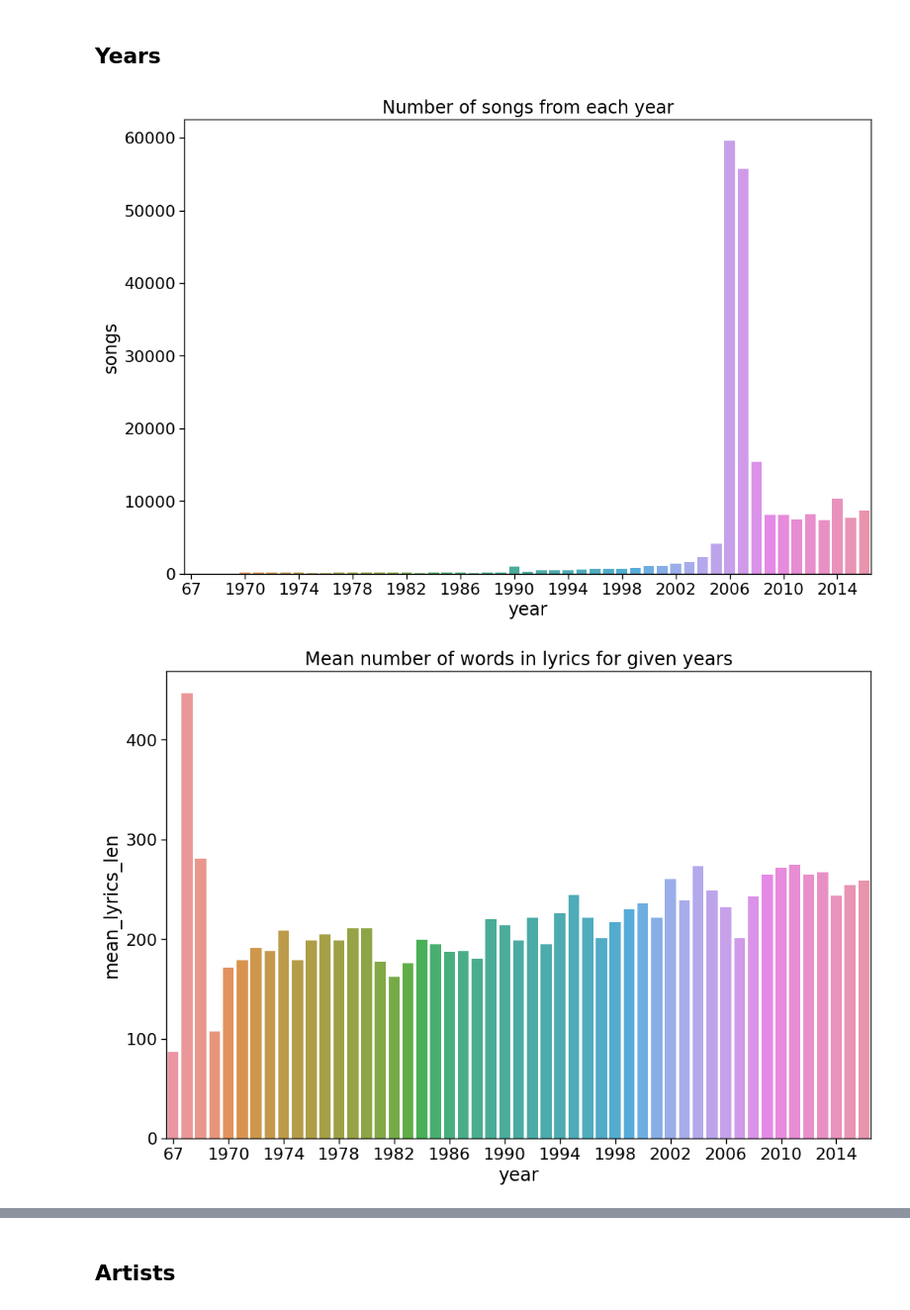
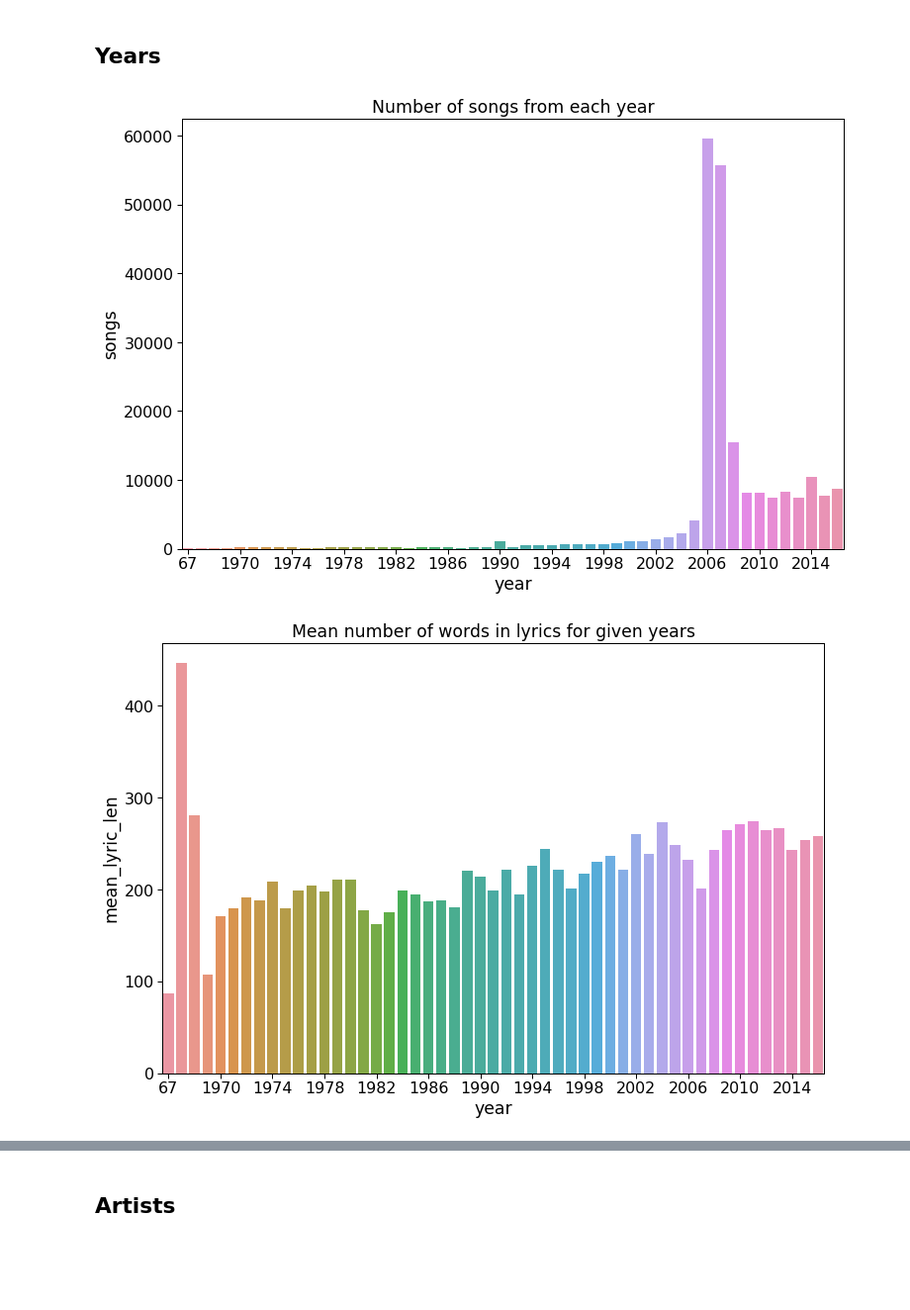
Before and after one commit to grant-TraDA/NLP-2022W, a Jupyter notebook: PROJECTS/music_genre_classification-bad/project1/code/exploratory_data_analysis.ipynb, the cells around one changed output, grey strips where cells are left out. Shown at 99% size. Cells and saved outputs as stored; diff of their text form; code cells hidden in the pictures; blank space fills up the shorter version.

```diff
--- a/PROJECTS/music_genre_classification-bad/project1/code/exploratory_data_analysis.ipynb
+++ b/PROJECTS/music_genre_classification-bad/project1/code/exploratory_data_analysis.ipynb
@@ -14,12 +17,14 @@ data = data.drop('index', axis = 1)
 for word in ['"', 'VERSE', 'verse', 'Verse', 'CHORUS', 'Chorus', 'chorus']:
     data.lyrics = data.lyrics.str.replace(word, '')
 # %%
-lyrics = data.lyrics.str.split(' ')
+lyrics = data['lyrics'].str.split(" ")
 lyrics_len = [len(l) for l in lyrics]
 unique_words = [len(np.unique([w.lower() for w in l])) for l in lyrics]
+word_len = [np.mean([len(w) for w in l]) for l in lyrics]
 # %%
 data['lyrics_len'] = lyrics_len
 data['unique_words'] = unique_words
+data['word_len'] = word_len
 # %%
 data
 # %% [output]
@@ -66,22 +127,22 @@ plt.show()
 ## Years
 # %%
 plot_data = data.groupby('year').agg(
-    songs=('song', 'count'),
-    mean_lyrics_len=('lyrics_len', 'mean'),
-    mean_unique_words=('unique_words', 'mean'))
+    songs=('song','count'),
+    mean_lyric_len = ('lyrics_len', 'mean'),
+    mean_unique_words = ('unique_words', 'mean'))
 plot_data = plot_data.reset_index()
 # %%
-ax = sns.barplot(data=plot_data, x='year', y='songs')
-ax.set_xticks(range(0, len(plot_data), 4))
-ax.set_title('Number of songs from each year')
+ax = sns.barplot(data=plot_data, x = 'year', y = 'songs')
+ax.set_xticks(range(0,len(plot_data),4))
+ax.set_title("Number of songs from each year")
 plt.show()
 # %% [output]
-[figure, old version]
+[figure, new version]
 # %%
-ax = sns.barplot(data=plot_data, x='year', y='mean_lyrics_len')
-ax.set_xticks(range(0, len(plot_data), 4))
-ax.set_title('Mean number of words in lyrics for given years')
+ax = sns.barplot(data=plot_data, x = 'year', y = 'mean_lyric_len')
+ax.set_xticks(range(0,len(plot_data),4))
+ax.set_title("Mean number of words in lyrics for given years")
 plt.show()
 # %% [output]
-[figure, old version]
+[figure, new version]
 # %%
```
Also changed, not shown: parts of 36 cells of this notebook, 3 other files.
